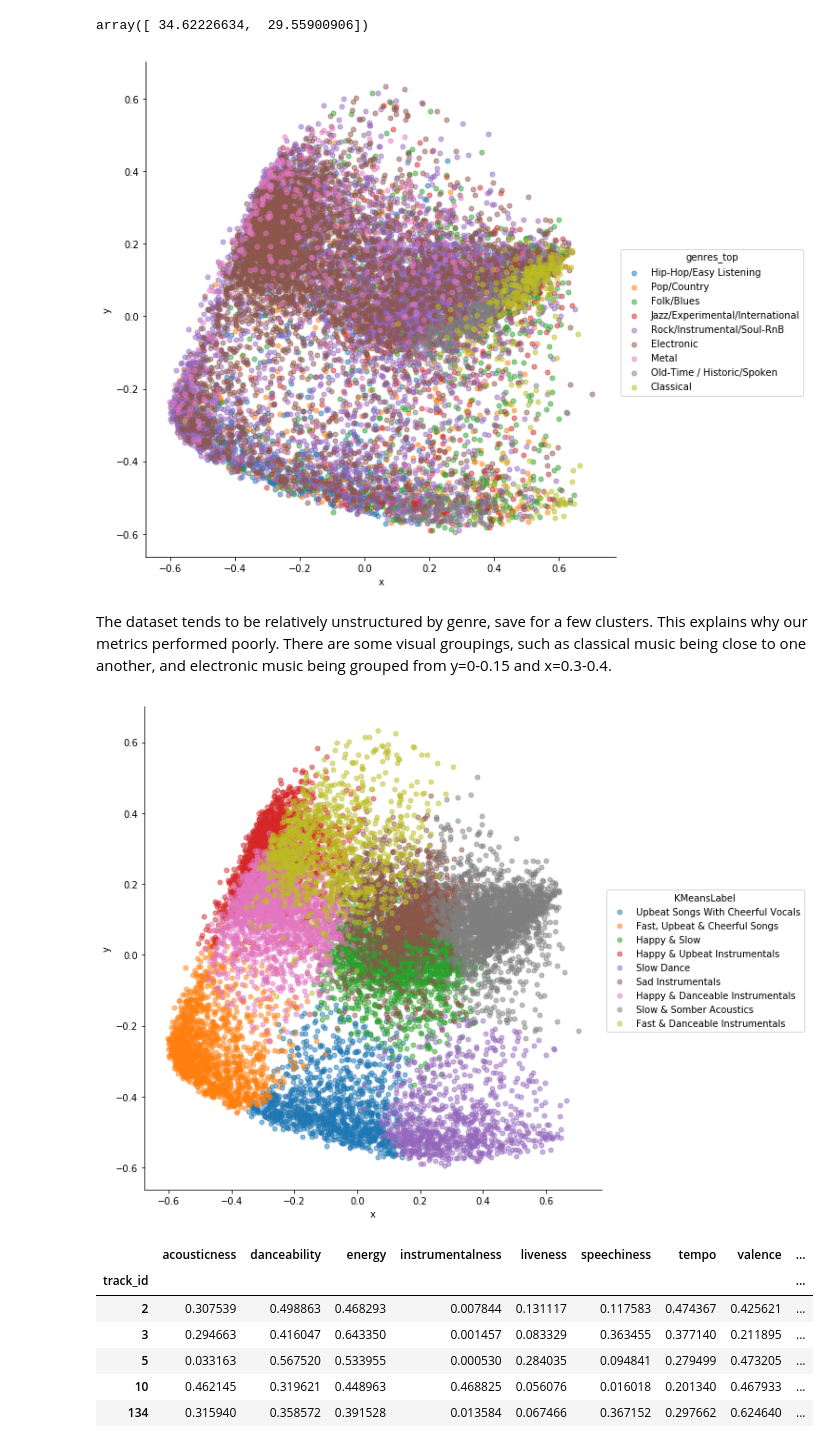
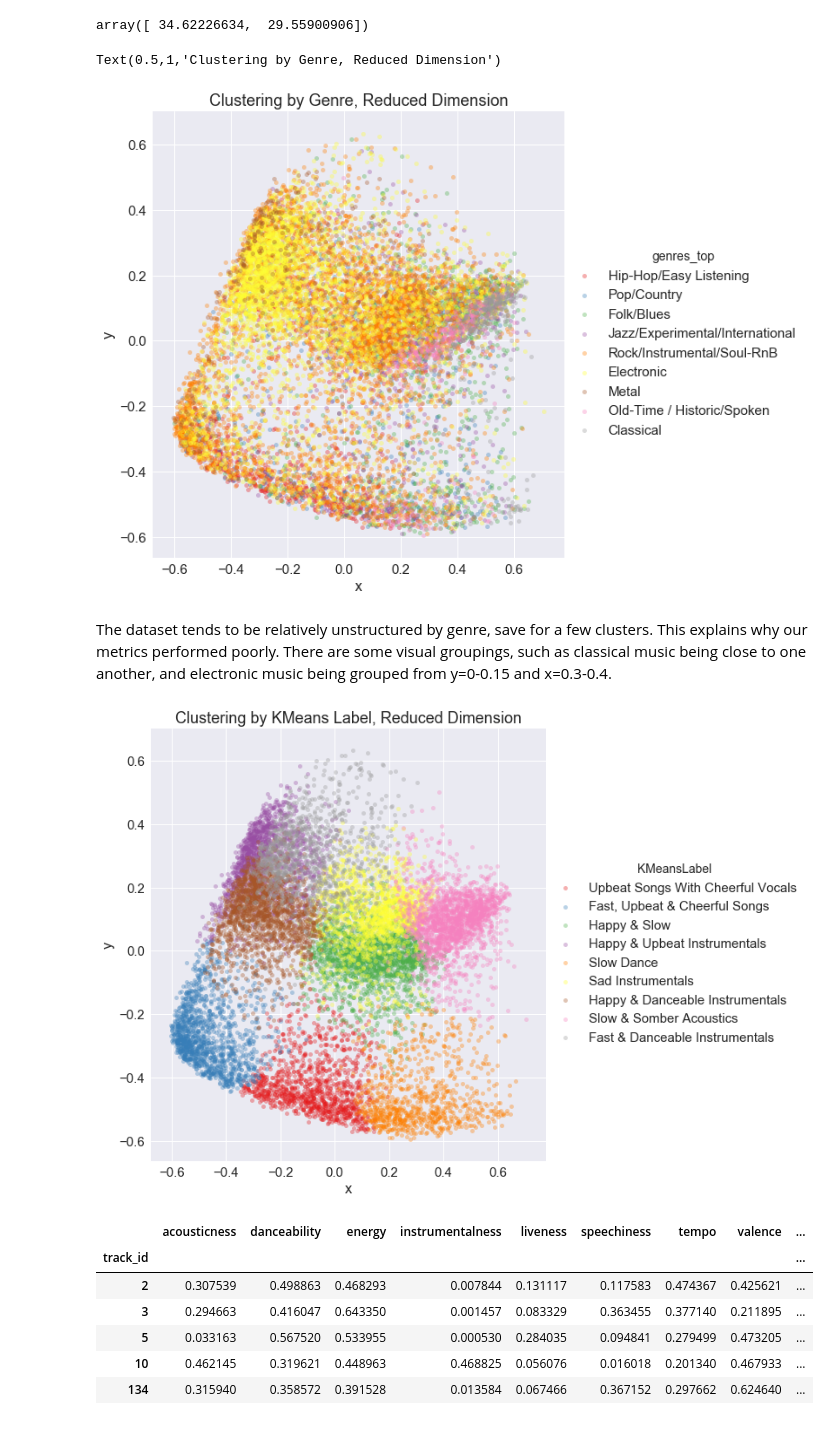
Before and after one commit to victoreram/Springboard-Data-Science, a Jupyter notebook: GenreClustering/GenreClustering.ipynb, the cells around one changed output. Saved outputs shown, nothing was run; the diff lists cells and outputs as text; code cells hidden in the pictures.

```diff
--- a/GenreClustering/GenreClustering.ipynb
+++ b/GenreClustering/GenreClustering.ipynb
@@ -242,12 +244,13 @@ clusters
 | 7 | KM7 | 0.489819 | 0.322833 | 0.292203 | 0.498412 | 0.103277 | 0.051324 | 0.282299 | ... |
 | 8 | KM8 | 0.067732 | 0.264845 | 0.580211 | 0.571184 | 0.147510 | 0.057937 | 0.358770 | ... |
 # %%
-plt.figure(figsize=(8,6))
+plt.figure(figsize=(10,10))
+sns.set(font_scale=1.5)
 sns.heatmap(
     data=clusters.loc[clusters.method=='KMeans', audio_cols],
     cmap='Purples',
     annot=True
 )
 plt.ylabel("KMeansLabel")
-plt.savefig('Rock_heatmap.png')
+plt.savefig('heatmap_all.png')
 # %% [output]
@@ -378,24 +376,31 @@ singular_values
 # %% [output]
 array([ 34.62226634,  29.55900906])
 # %%
-sns.lmplot(data=tracks, x='x', y='y', hue='genres_top', fit_reg=False, legend=True, size=8,
-           scatter_kws={'alpha':0.5, 's':25})
+sns.set(font_scale=1.5)
+sns.lmplot(data=tracks, x='x', y='y', hue='genres_top', fit_reg=False, legend=True, size=8, palette='Set1',
+           scatter_kws={'alpha':0.35, 's':25})
 # plt.legend(loc='lower right')
 # plt.ylim(-0.7,1.8)
 # plt.xlim(-0.7,1.8)
-plt.savefig('pca_scatter_with_legend.png')
+plt.savefig('pca_scatter_genres.png')
+plt.title("Clustering by Genre, Reduced Dimension")
 # arrow = plt.arrow(x=0.2, y=-0.40, dx=0.4, dy=0, width=0.04, label='More acoustic, less energy')
 # arrow.label = 'More acoustic, less energy'
 # %% [output]
+Text(0.5,1,'Clustering by Genre, Reduced Dimension')
-[figure, old version]
+[figure, new version]
 # %% [markdown]
 The dataset tends to be relatively unstructured by genre, save for a few clusters. This explains why our metrics performed poorly. There are some visual groupings, such as classical music being close to one another, and electronic music being grouped from y=0-0.15 and x=0.3-0.4.
 # %%
-sns.lmplot(data=tracks, x='x', y='y', hue='KMeansLabel', fit_reg=False, legend=True, size=8,
-           scatter_kws={'alpha':0.5, 's':25})
-plt.savefig('KMeans_all.png')
+sns.set(font_scale=1.5)
+
+sns.lmplot(data=tracks, x='x', y='y', hue='KMeansLabel', fit_reg=False, legend=True, size=8, palette='Set1',
+           scatter_kws={'alpha':0.35, 's':25})
+plt.title("Clustering by KMeans Label, Reduced Dimension")
+
+plt.savefig('pca_scatter_KM.png')
 # %% [output]
-[figure, old version]
+[figure, new version]
 # %%
 tracks.head()
 # %% [output]
```
Also changed, not shown: parts of 15 cells of this notebook, 15 other files.
